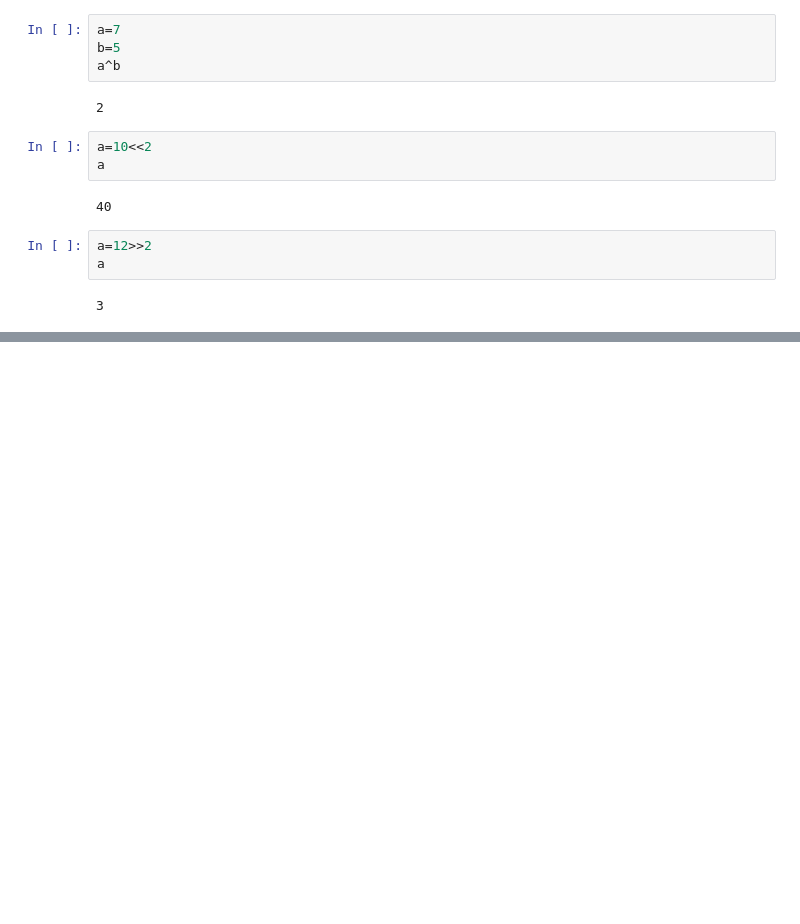
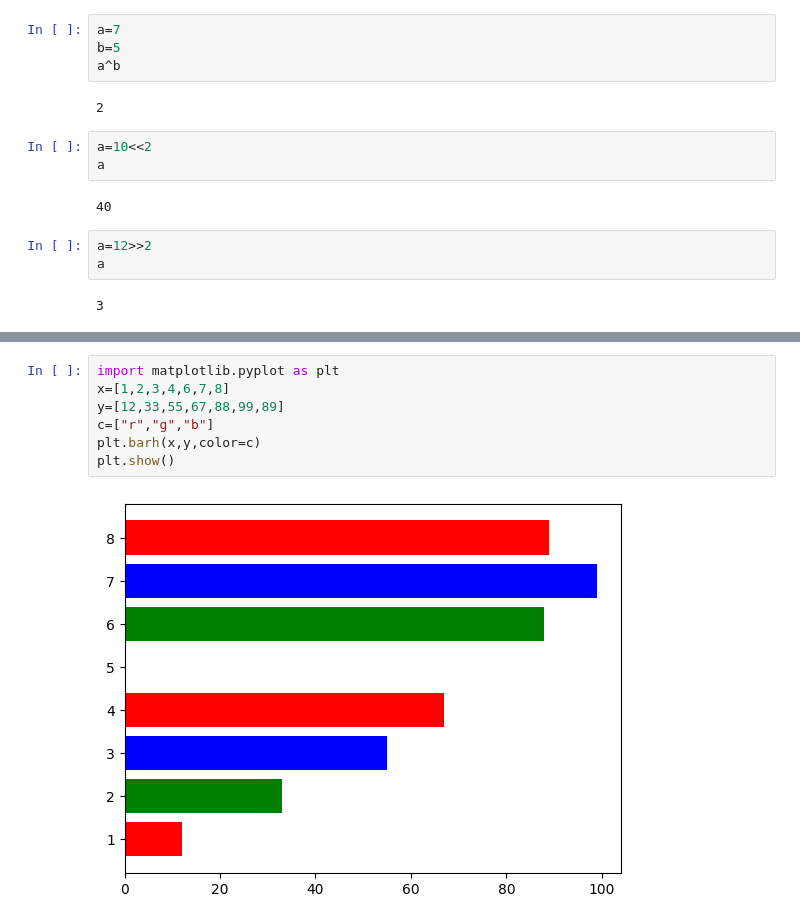
Before and after one commit to vishalshrma6168/ml2, a Jupyter notebook: Untitled.ipynb, the cells around one changed output, grey strips where cells are left out. Saved outputs shown, nothing was run; the diff lists cells and outputs as text; blank space fills up the shorter version.

```diff
--- a/Untitled.ipynb
+++ b/Untitled.ipynb
@@ -960,0 +1102,9 @@ a
+# %%
+import matplotlib.pyplot as plt
+x=[1,2,3,4,6,7,8]
+y=[12,33,55,67,88,99,89]
+c=["r","g","b"]
+plt.barh(x,y,color=c)
+plt.show()
+# %% [output]
+[figure, added]
```
Also changed, not shown: parts of 32 cells of this notebook, 3 other files.
